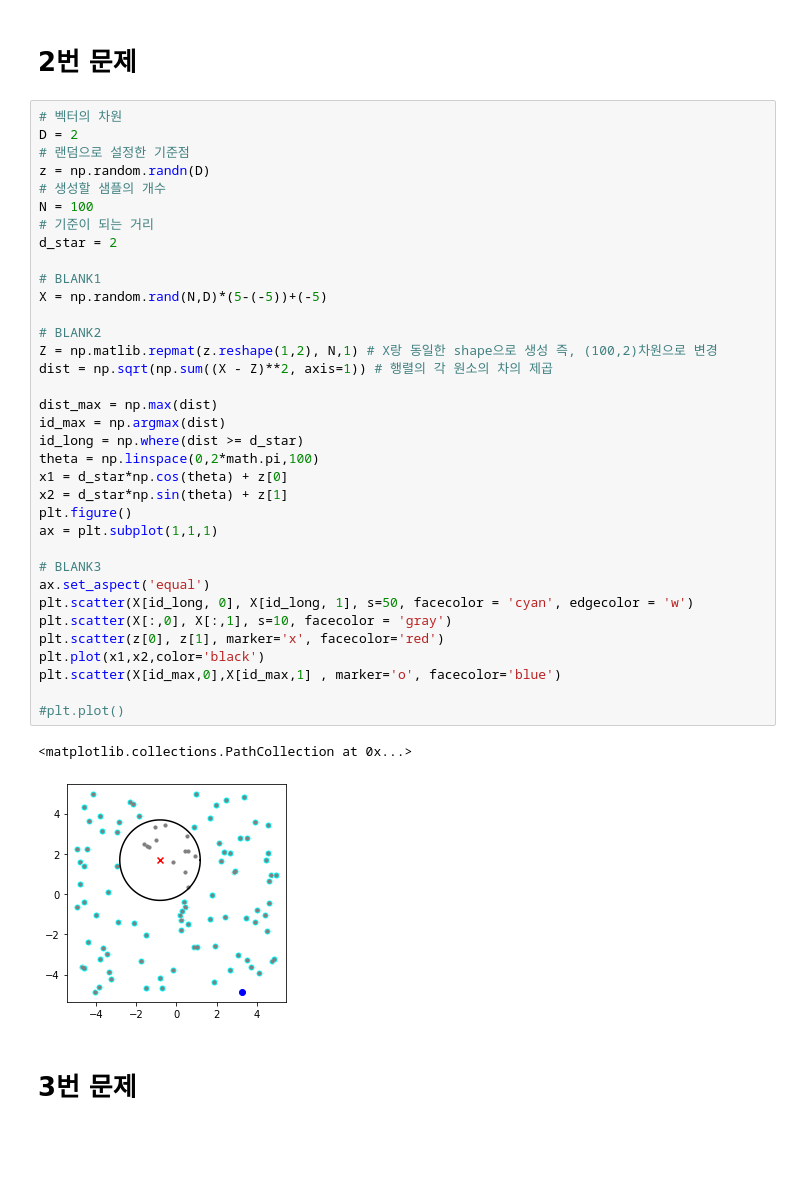
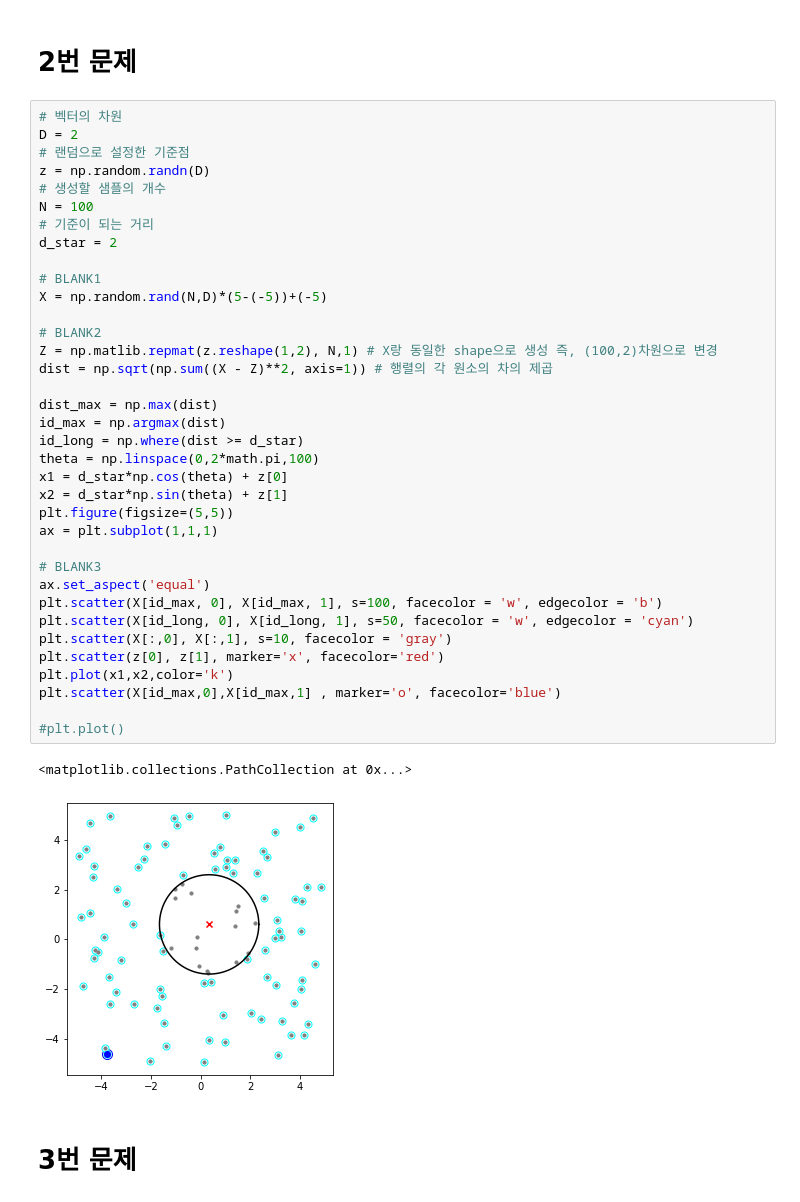
Before and after one commit to shimdol22/DGU-2021-02-Datascience-ML, a Jupyter notebook: Homework01.ipynb, the cells around one changed output. Cells and saved outputs as stored; diff of their text form; blank space fills up the shorter version.

```diff
--- a/Homework01.ipynb
+++ b/Homework01.ipynb
@@ -53,37 +53,38 @@ D = 2
 z = np.random.randn(D)
 # 생성할 샘플의 개수
 N = 100
 # 기준이 되는 거리
 d_star = 2
 
 # BLANK1
 X = np.random.rand(N,D)*(5-(-5))+(-5)
 
 # BLANK2
 Z = np.matlib.repmat(z.reshape(1,2), N,1) # X랑 동일한 shape으로 생성 즉, (100,2)차원으로 변경
 dist = np.sqrt(np.sum((X - Z)**2, axis=1)) # 행렬의 각 원소의 차의 제곱
 
 dist_max = np.max(dist)
 id_max = np.argmax(dist)
 id_long = np.where(dist >= d_star)
 theta = np.linspace(0,2*math.pi,100)
 x1 = d_star*np.cos(theta) + z[0]
 x2 = d_star*np.sin(theta) + z[1]
-plt.figure()
+plt.figure(figsize=(5,5))
 ax = plt.subplot(1,1,1)
 
 # BLANK3
 ax.set_aspect('equal')
-plt.scatter(X[id_long, 0], X[id_long, 1], s=50, facecolor = 'cyan', edgecolor = 'w')
+plt.scatter(X[id_max, 0], X[id_max, 1], s=100, facecolor = 'w', edgecolor = 'b')
+plt.scatter(X[id_long, 0], X[id_long, 1], s=50, facecolor = 'w', edgecolor = 'cyan')
 plt.scatter(X[:,0], X[:,1], s=10, facecolor = 'gray')
 plt.scatter(z[0], z[1], marker='x', facecolor='red')
-plt.plot(x1,x2,color='black')
+plt.plot(x1,x2,color='k')
 plt.scatter(X[id_max,0],X[id_max,1] , marker='o', facecolor='blue')
 
 #plt.plot()
 # %% [output]
 <matplotlib.collections.PathCollection at 0x...>
-[figure, old version]
+[figure, new version]
 # %% [markdown]
 # 3번 문제
 # %%
```
Also changed, not shown: parts of 1 cell of this notebook.
